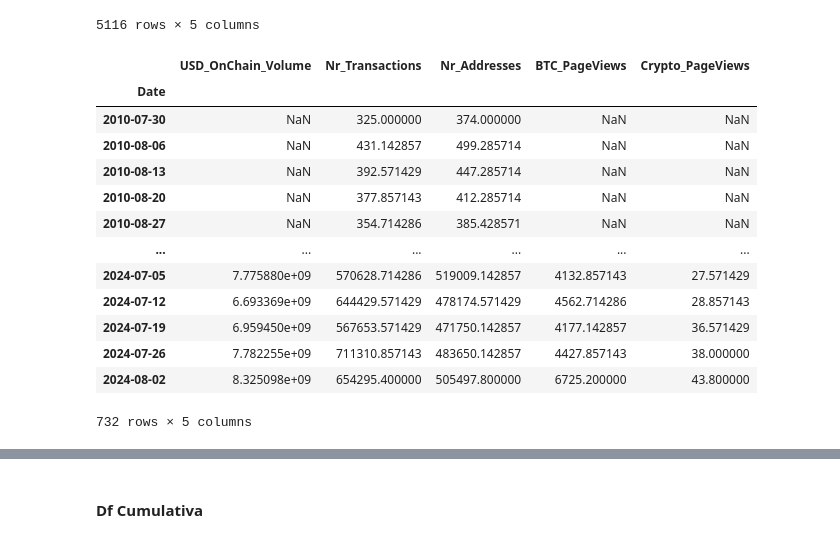
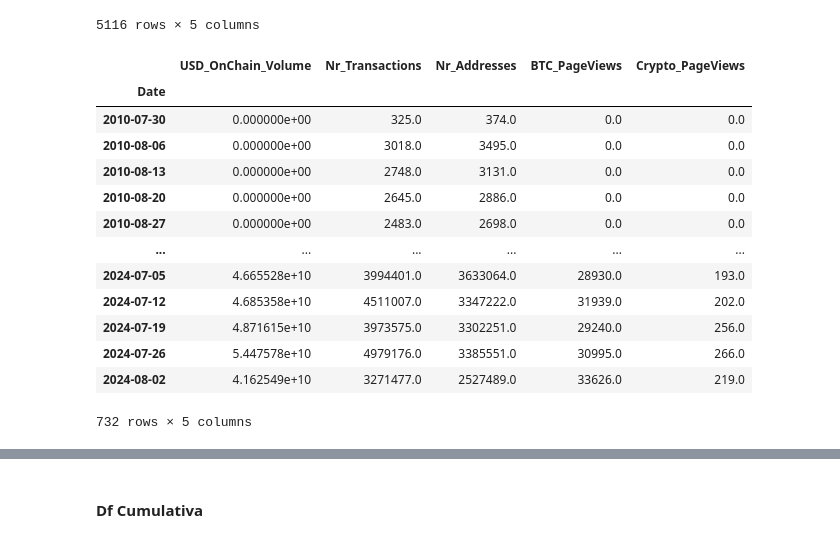
Before and after one commit to notp1ssed/ProjetoFinal-PosGraduacaoEngenhariaFinanceira, a Jupyter notebook: projeto_download_join_data.ipynb, the cells around one changed output, grey strips where cells are left out. Cells and saved outputs as stored; diff of their text form; code cells hidden in the pictures.

```diff
--- a/projeto_download_join_data.ipynb
+++ b/projeto_download_join_data.ipynb
@@ -500,20 +500,20 @@ periodic_df
 | 2024-07-31 | 9.602772e+09 | 562819.0 | 542141.0 | 4801.0 | 38.0 |
 5116 rows × 5 columns
 # %%
-week_periodic_df = periodic_df.resample('W-FRI').mean() # close semanal à sexta feira
+week_periodic_df = periodic_df.resample('W-FRI').sum() # close semanal à sexta feira, soma da semana
 week_periodic_df
 # %% [output]
 |  | USD_OnChain_Volume | Nr_Transactions | Nr_Addresses | BTC_PageViews | Crypto_PageViews |
 | Date |  |  |  |  |  |
-| 2010-07-30 | NaN | 325.000000 | 374.000000 | NaN | NaN |
-| 2010-08-06 | NaN | 431.142857 | 499.285714 | NaN | NaN |
-| 2010-08-13 | NaN | 392.571429 | 447.285714 | NaN | NaN |
-| 2010-08-20 | NaN | 377.857143 | 412.285714 | NaN | NaN |
-| 2010-08-27 | NaN | 354.714286 | 385.428571 | NaN | NaN |
+| 2010-07-30 | 0.000000e+00 | 325.0 | 374.0 | 0.0 | 0.0 |
+| 2010-08-06 | 0.000000e+00 | 3018.0 | 3495.0 | 0.0 | 0.0 |
+| 2010-08-13 | 0.000000e+00 | 2748.0 | 3131.0 | 0.0 | 0.0 |
+| 2010-08-20 | 0.000000e+00 | 2645.0 | 2886.0 | 0.0 | 0.0 |
+| 2010-08-27 | 0.000000e+00 | 2483.0 | 2698.0 | 0.0 | 0.0 |
 | ... | ... | ... | ... | ... | ... |
-| 2024-07-05 | 7.775880e+09 | 570628.714286 | 519009.142857 | 4132.857143 | 27.571429 |
-| 2024-07-12 | 6.693369e+09 | 644429.571429 | 478174.571429 | 4562.714286 | 28.857143 |
-| 2024-07-19 | 6.959450e+09 | 567653.571429 | 471750.142857 | 4177.142857 | 36.571429 |
-| 2024-07-26 | 7.782255e+09 | 711310.857143 | 483650.142857 | 4427.857143 | 38.000000 |
-| 2024-08-02 | 8.325098e+09 | 654295.400000 | 505497.800000 | 6725.200000 | 43.800000 |
+| 2024-07-05 | 4.665528e+10 | 3994401.0 | 3633064.0 | 28930.0 | 193.0 |
+| 2024-07-12 | 4.685358e+10 | 4511007.0 | 3347222.0 | 31939.0 | 202.0 |
+| 2024-07-19 | 4.871615e+10 | 3973575.0 | 3302251.0 | 29240.0 | 256.0 |
+| 2024-07-26 | 5.447578e+10 | 4979176.0 | 3385551.0 | 30995.0 | 266.0 |
+| 2024-08-02 | 4.162549e+10 | 3271477.0 | 2527489.0 | 33626.0 | 219.0 |
 732 rows × 5 columns
```
Also changed, not shown: parts of 5 cells of this notebook, 2 other files.
